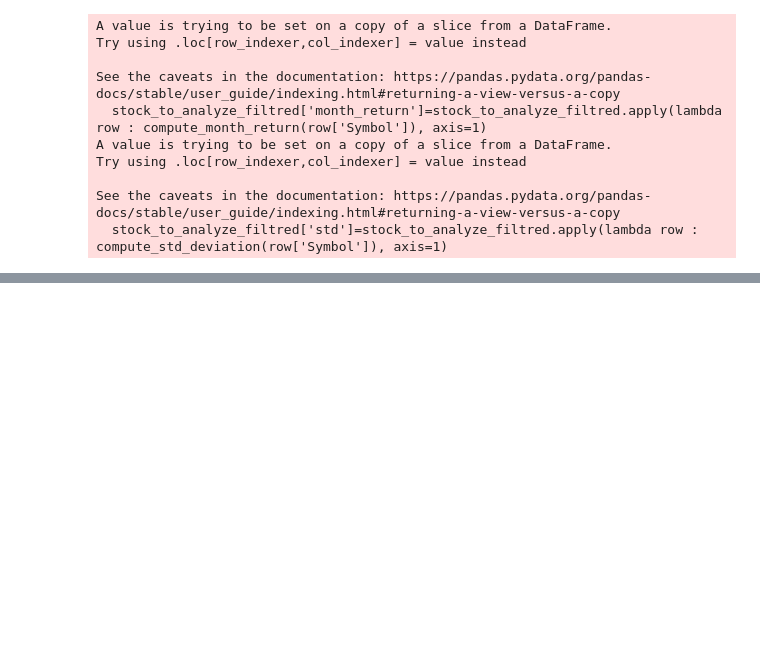
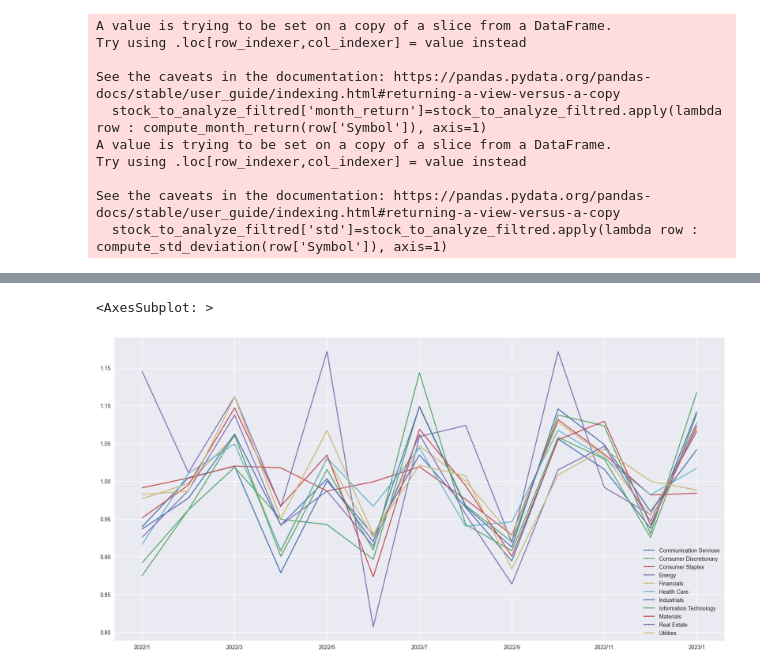
Before and after one commit to ClaudioValletta92/Trading_Bot_Python_Binance, a Jupyter notebook: Sector_Analysis.ipynb, the cells around one changed output, grey strips where cells are left out. Saved outputs shown, nothing was run; the diff lists cells and outputs as text; code cells hidden in the pictures; blank space fills up the shorter version.

```diff
--- a/Sector_Analysis.ipynb
+++ b/Sector_Analysis.ipynb
@@ -255,0 +344,3 @@ stock_to_analyze_filtred.groupby('Sector').head(2)
+# %%
+Monthly_sector_mr.columns=['2022/1','2022/2','2022/3','2022/4','2022/5','2022/6','2022/7','2022/8','2022/9','2022/10','2022/11','2022/12']
+display(Monthly_sector_mr)
@@ -255,0 +360,19 @@ stock_to_analyze_filtred.groupby('Sector').head(2)
+# %%
+start = datetime(2023,1,1)
+end = datetime(2023,2,1)- timedelta(days=1)
+stock_data={}
+stock_to_analyze['is_null']=False
+for index, row in stock_to_analyze.iterrows():
+    stock=row.Symbol
+    stock_data[stock]= yf.download(stock,start,end, progress=False)
+    if len(stock_data[stock])==0:
+        stock_to_analyze.loc[index,'is_null'] = True
+
+stock_to_analyze_filtred=stock_to_analyze[stock_to_analyze['is_null']==False]
+stock_to_analyze_filtred['month_return']=stock_to_analyze_filtred.apply(lambda row : compute_month_return(row['Symbol']), axis=1)
+stock_to_analyze_filtred['std']=stock_to_analyze_filtred.apply(lambda row : compute_std_deviation(row['Symbol']), axis=1)
+
+Sectors_mr=stock_to_analyze_filtred.groupby(['Sector'])['month_return'].mean()
+Sectors_std=stock_to_analyze_filtred.groupby(['Sector'])['std'].mean()
+Monthly_sector_mr=pd.concat([Monthly_sector_mr,Sectors_mr], axis=1, join="outer")
+Monthly_sector_std=pd.concat([Monthly_sector_std,Sectors_std], axis=1, join="outer")
@@ -255,0 +407,5 @@ stock_to_analyze_filtred.groupby('Sector').head(2)
+# %%
+Monthly_sector_mr.columns=['2022/1','2022/2','2022/3','2022/4','2022/5','2022/6','2022/7','2022/8','2022/9','2022/10','2022/11','2022/12','2023/1']
+Monthly_sector_std.columns=['2022/1','2022/2','2022/3','2022/4','2022/5','2022/6','2022/7','2022/8','2022/9','2022/10','2022/11','2022/12','2023/1']
+display(Monthly_sector_mr)
+display(Monthly_sector_std)
@@ -256 +437,8 @@ stock_to_analyze_filtred.groupby('Sector').head(2)
+# %%
+Monthly_sector_mr = Monthly_sector_mr.T
+# %%
+Monthly_sector_mr.plot(legend=True,figsize=(20, 10))
+# %% [output]
+<AxesSubplot: >
+[figure, added]
 # %%
```
Also changed, not shown: parts of 13 cells of this notebook, 1 other file.
